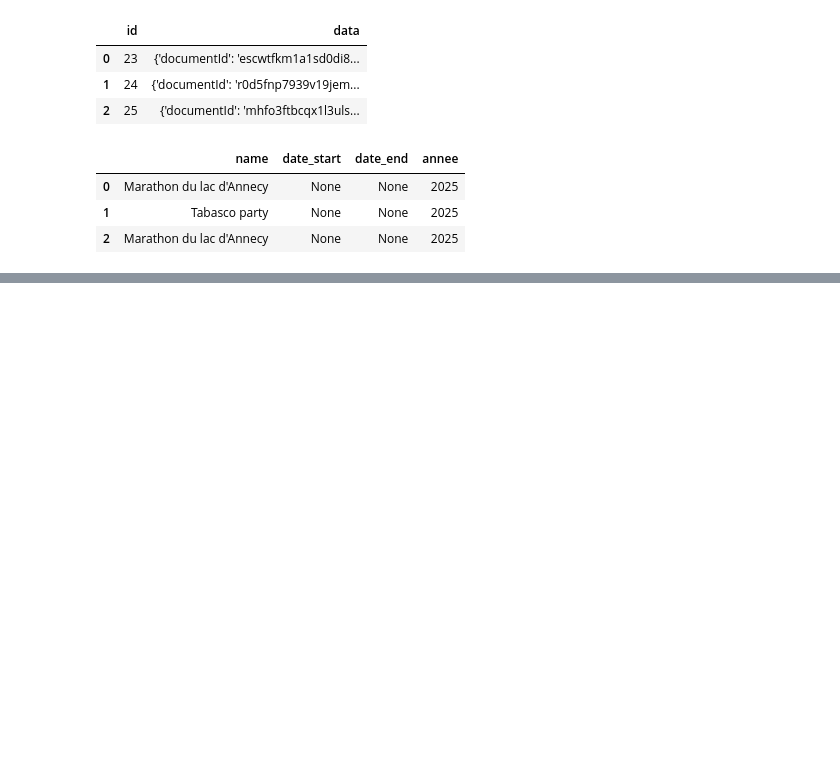
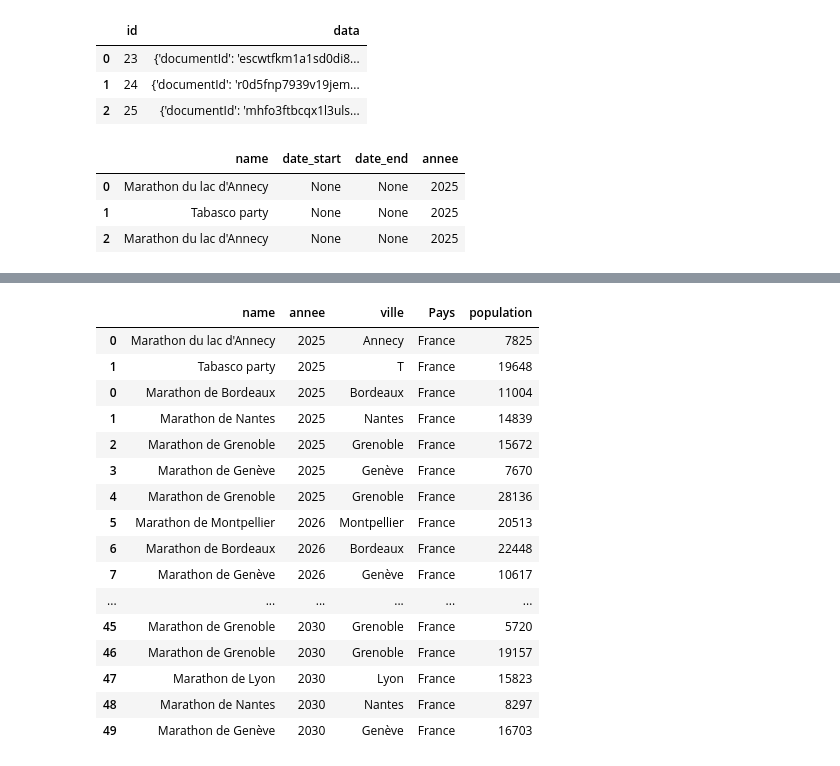
Before and after one commit to canopee-europe/data_analysis, a Jupyter notebook: ActiveCrew/volunteer_data.ipynb, the cells around one changed output, grey strips where cells are left out. Saved outputs shown, nothing was run; the diff lists cells and outputs as text; code cells hidden in the pictures; blank space fills up the shorter version.

```diff
--- a/ActiveCrew/volunteer_data.ipynb
+++ b/ActiveCrew/volunteer_data.ipynb
@@ -147,2 +154,7 @@ df_final
 # %%
 df_final.to_csv("events.csv", index=False)
+# %%
+df_for_looker = df_final.copy()
+
+df_for_looker["Pays"] = "France"
+df_for_looker
@@ -148,0 +179,21 @@ df_final.to_csv("events.csv", index=False)
+# %%
+df_for_looker["population"] = np.random.randint(5000, 30001, size=len(df_for_looker))
+df_for_looker
+# %% [output]
+|  | name | annee | ville | Pays | population |
+| 0 | Marathon du lac d'Annecy | 2025 | Annecy | France | 7825 |
+| 1 | Tabasco party | 2025 | T | France | 19648 |
+| 0 | Marathon de Bordeaux | 2025 | Bordeaux | France | 11004 |
+| 1 | Marathon de Nantes | 2025 | Nantes | France | 14839 |
+| 2 | Marathon de Grenoble | 2025 | Grenoble | France | 15672 |
+| 3 | Marathon de Genève | 2025 | Genève | France | 7670 |
+| 4 | Marathon de Grenoble | 2025 | Grenoble | France | 28136 |
+| 5 | Marathon de Montpellier | 2026 | Montpellier | France | 20513 |
+| 6 | Marathon de Bordeaux | 2026 | Bordeaux | France | 22448 |
+| 7 | Marathon de Genève | 2026 | Genève | France | 10617 |
+| ... | ... | ... | ... | ... | ... |
+| 45 | Marathon de Grenoble | 2030 | Grenoble | France | 5720 |
+| 46 | Marathon de Grenoble | 2030 | Grenoble | France | 19157 |
+| 47 | Marathon de Lyon | 2030 | Lyon | France | 15823 |
+| 48 | Marathon de Nantes | 2030 | Nantes | France | 8297 |
+| 49 | Marathon de Genève | 2030 | Genève | France | 16703 |
```
Also changed, not shown: parts of 6 cells of this notebook, 2 other files.
